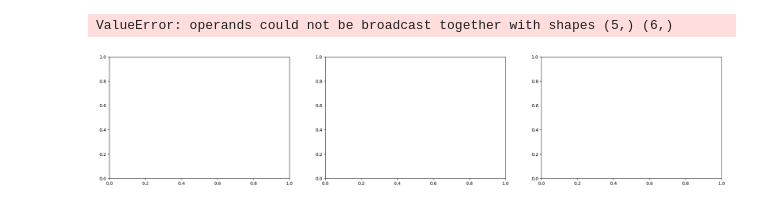
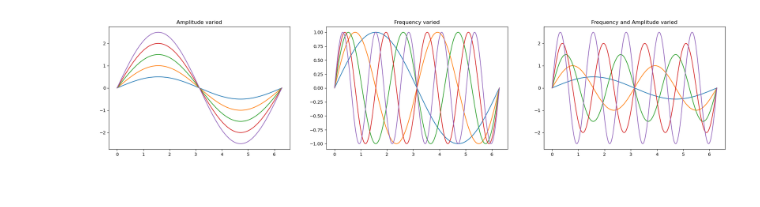
Before and after one commit to skchang25/sabine, a Jupyter notebook: homework7/homework7.ipynb, the cells around one changed output. Cells and saved outputs as stored; diff of their text form; code cells hidden in the pictures.

```diff
--- a/homework7/homework7.ipynb
+++ b/homework7/homework7.ipynb
@@ -2,19 +2,28 @@
 import numpy as np
 import matplotlib.pyplot as plt
 # %%
-x = np.linspace(0, 2*np.pi, 5)
+x = np.linspace(0, 2*np.pi, 1000)
 amplitude = np.array([0.5, 1, 1.5, 2, 2.5])
 frequency = np.array([1, 2, 3, 4, 5])
 def make_sin_wave(x,A,w):
     return A*np.sin(w*x)
 fig,axes = plt.subplots(1, 3, figsize=(25,5))
-axes[0].plot(x,make_sin_wave(x,amplitude,1))
-axes[0].set_title('amplitude varied over time')
-axes[1].plot(x,make_sin_wave(x,1,frequency))
-axes[1].set_title("frequency varied over time")
-axes[2].plot(x,make_sin_wave(x,amplitude,frequency))
-axes[2].set_title("sin wave: frequency and amplitude varied")
+
+for w in frequency:
+    y = make_sin_wave(x, A=1, w=w)  # fix amplitude at 1
+    axes[1].plot(x, y, label="frequency varied")
+axes[1].set_title("Frequency varied")
+
+for A in amplitude:
+    y = make_sin_wave(x,A,w=1)
+    axes[0].plot(x,y,label = "amplitude varied")
+axes[0].set_title("Amplitude varied")
+
+for w,A in zip(frequency, amplitude):
+    y = make_sin_wave(x,A,w)
+    axes[2].plot(x,y)
+axes[2].set_title("Frequency and Amplitude varied")
+
 plt.show()
 # %% [output]
-ValueError: operands could not be broadcast together with shapes (5,) (6,)
-[figure, old version]
+[figure, new version]
```
Also changed, not shown: 1 other file.
